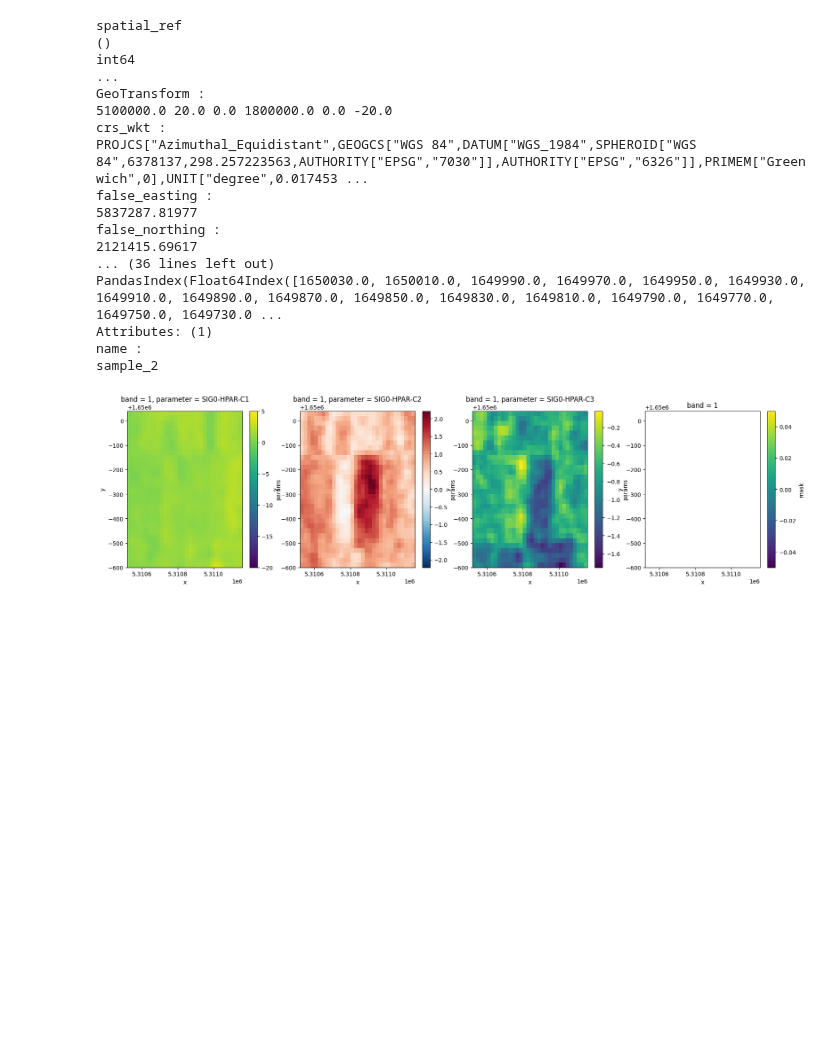
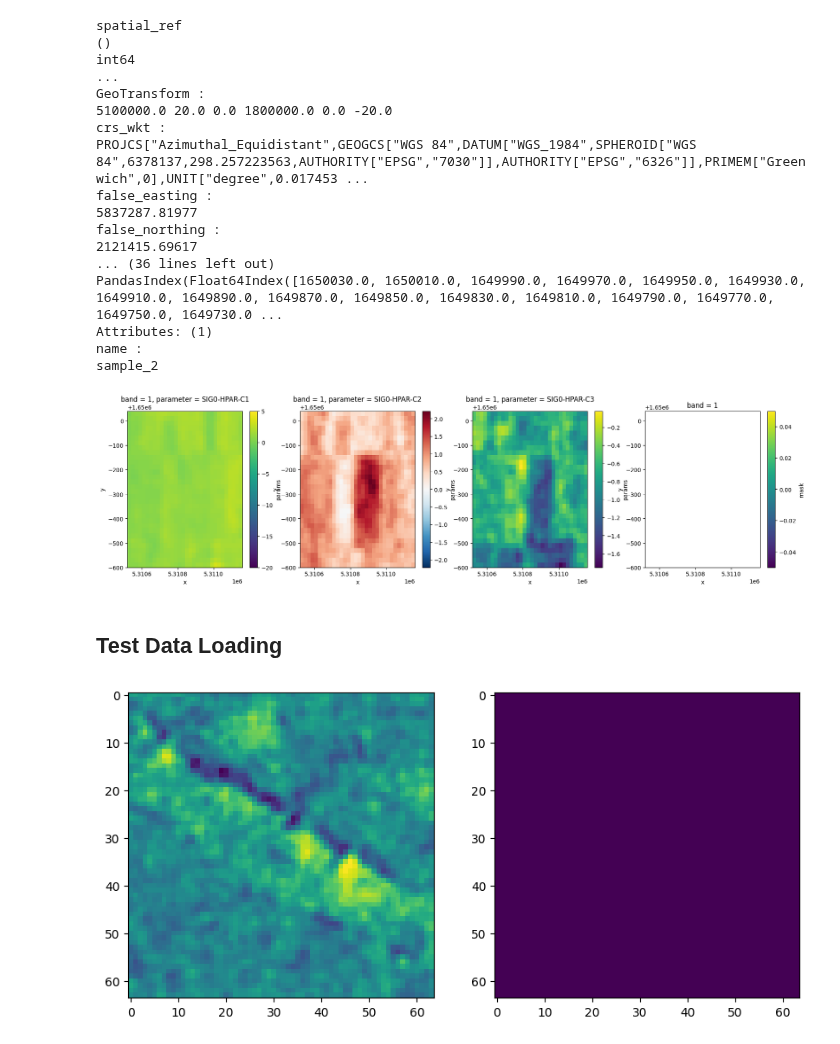
Before and after one commit to c-scale-community/use-case-wetland-water-stress, a Jupyter notebook: notebooks/0_experiment_unet.ipynb, the cells around one changed output. Drawn from its saved outputs; the diff is of its cells as text; code cells hidden in the pictures; blank space fills up the shorter version.

Commit message:
e test data loading

```diff
--- a/notebooks/0_experiment_unet.ipynb
+++ b/notebooks/0_experiment_unet.ipynb
@@ -64,3 +70,23 @@ test_patch['mask'].plot(ax=axes[3])
 plt.draw()
 # %% [output]
 [figure]
+# %% [markdown]
+## Test Data Loading
+# %%
+tile_ds = xr.open_zarr("/eodc/private/tuwgeo/users/braml/data/wetland/hparam/V1M0R1/EQUI7_EU020M/E051N015T3/SIG0-HPAR-MASK____RAMSAR-AT-01_E051N015T3_EU020M__.zarr")
+# %%
+array_stream = StreamedXArrayDataset(
+    sample_patches_from_dataset(tile_ds, 64, 10000, np.random.default_rng(42)),
+    split_to_params_and_labels)
+
+patch_loader = DataLoader(array_stream, batch_size=8)
+# %%
+batch = next(iter(patch_loader))
+# %%
+_, axes = plt.subplots(ncols=2, figsize=(10, 5))
+params, label = batch
+axes[0].imshow(params[1, 7])
+axes[1].imshow(label[1])
+plt.draw()
+# %% [output]
+[figure, added]
```
Also changed, not shown: parts of 1 cell of this notebook.
